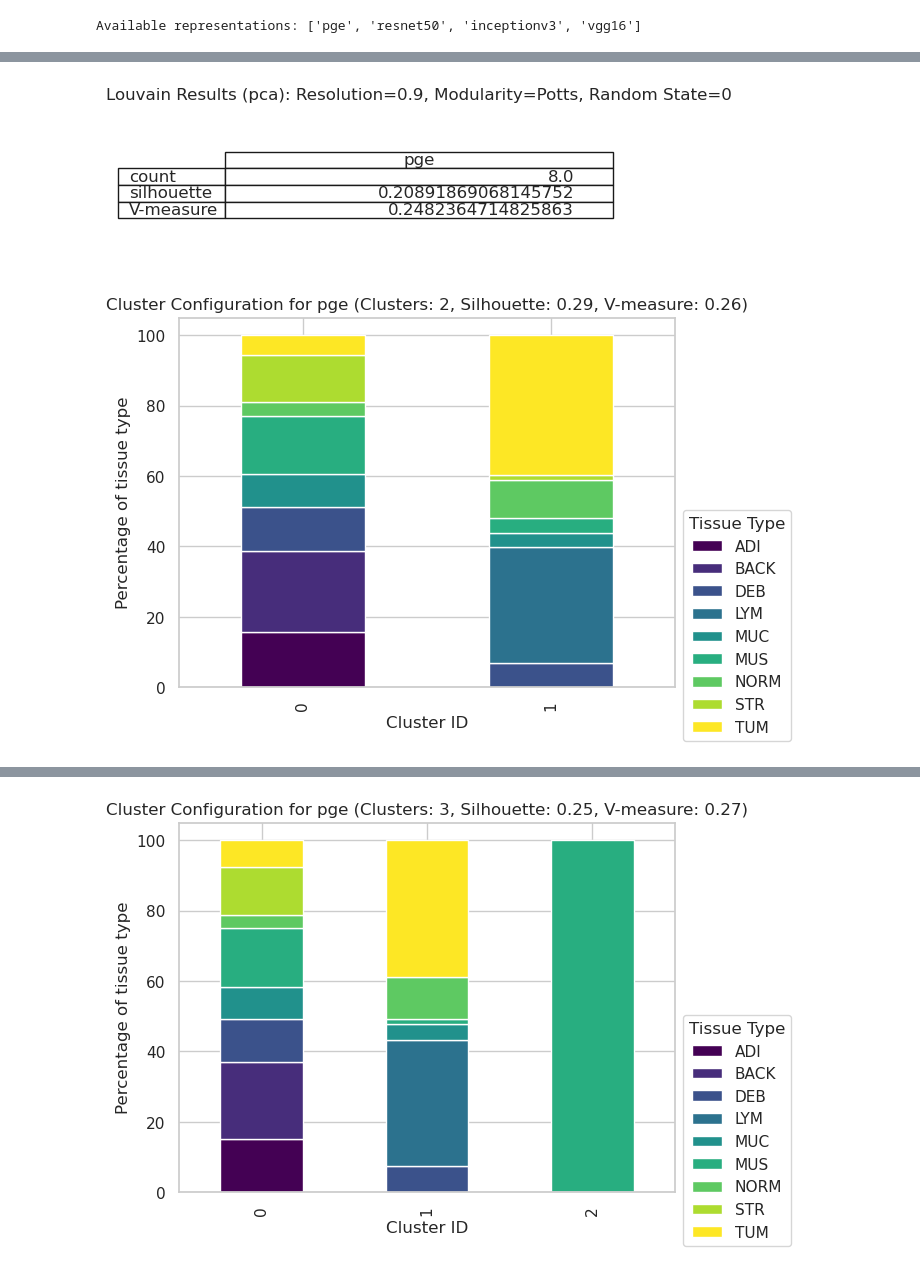
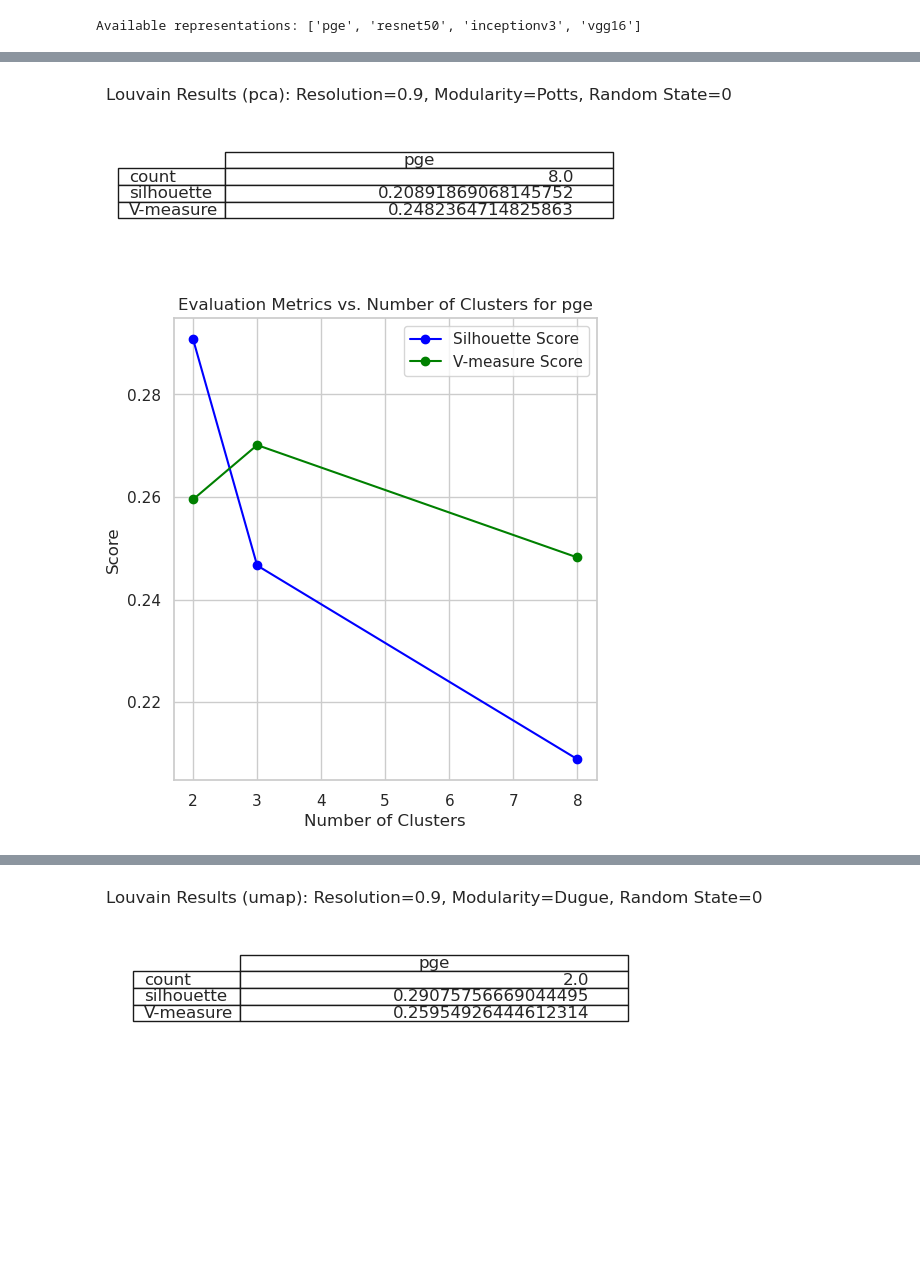
Before and after one commit to AlexandruRO45/ML_DS_Case_Studies, a Jupyter notebook: Model selection for clustering/Louvain_Clustering/Louvain.ipynb, the cells around one changed output, grey strips where cells are left out. Cells and saved outputs as stored; diff of their text form; code cells hidden in the pictures; blank space fills up the shorter version.

```diff
--- a/Model selection for clustering/Louvain_Clustering/Louvain.ipynb
+++ b/Model selection for clustering/Louvain_Clustering/Louvain.ipynb
@@ -61,6 +61,9 @@ else:
 # Main Script for Louvain Clustering
 for resolution in [0.9, 1, 0.8]:
     for feature_type in feature_types:
+        scores_silhouette.clear()
+        scores_v_measure.clear()
+        cluster.clear()
         for modularity in modularity_options:
             try:
                 # Get Data
@@ -129,21 +132,19 @@ for resolution in [0.9, 1, 0.8]:
             except Exception as e:
                 print(f"Error in: ({feature_type}): Resolution={resolution}, Modularity={modularity}, Random State={random_state}")
                 print(e)
-
+        # Plotting results of the metrics
+        plt.figure(figsize=(12, 6))
+        plt.subplot(1, 2, 1)
+        plt.plot(cluster, scores_silhouette, marker='o', label='Silhouette Score', color='blue')
+        plt.plot(cluster, scores_v_measure, marker='o', label='V-measure Score', color='green')
+        plt.title('Evaluation Metrics vs. Number of Clusters for'+f' {representation}')
+        plt.xlabel('Number of Clusters')
+        plt.ylabel('Score')
+        plt.legend()
+        plt.grid(True)
 
 # Display Results of Best Cluster Size and Scores at the end of the script
 print(f"Best cluster size for {representation}: {best_cluster_sizes[representation]}")
 print(f"Best silhouette score and v-measure score for {representation}: {best_scores[representation]}")
-
-# Plotting results of the metrics
-plt.figure(figsize=(12, 6))
-plt.subplot(1, 2, 1)
-plt.plot(cluster, scores_silhouette, marker='o', label='Silhouette Score', color='blue')
-plt.plot(cluster, scores_v_measure, marker='o', label='V-measure Score', color='green')
-plt.title('Evaluation Metrics vs. Number of Clusters for'+f' {representation}')
-plt.xlabel('Number of Clusters')
-plt.ylabel('Score')
-plt.legend()
-plt.grid(True)
 # %% [output]
 Available representations: ['pge', 'resnet50', 'inceptionv3', 'vgg16']
@@ -151,7 +152,7 @@ The chosen representation is:  pge
 [figure]
 [figure]
 [figure]
 [figure]
 [figure]
 [figure]
-[figure, old version]
+[figure, new version]
@@ -159 +160 @@ The chosen representation is:  pge
-[figure, old version]
+[figure, new version]
```
Also changed, not shown: parts of 4 cells of this notebook.
